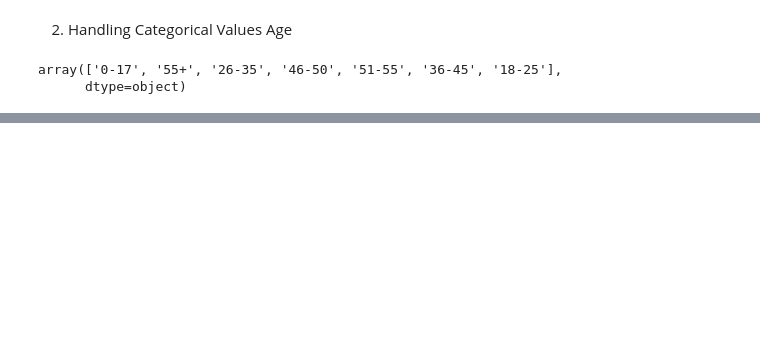
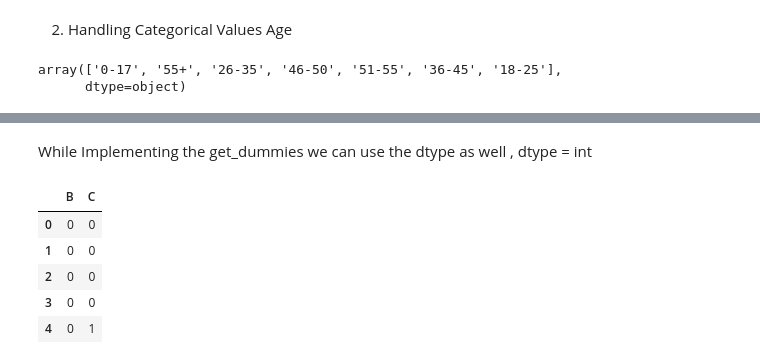
Before and after one commit to hsnaidu/DS_L, a Jupyter notebook: EDA/Sales.ipynb, the cells around one changed output, grey strips where cells are left out. Saved outputs shown, nothing was run; the diff lists cells and outputs as text; code cells hidden in the pictures; blank space fills up the shorter version.

```diff
--- a/EDA/Sales.ipynb
+++ b/EDA/Sales.ipynb
@@ -147,0 +158,13 @@ df.head()
+# %% [markdown]
+While Implementing the get_dummies we can use the dtype as well , dtype = int
+# %%
+df_city = pd.get_dummies(df['City_Category'],drop_first=True,dtype=int) # if dtype is not mentioned you will get Boolean
+# Drop_first = True will drop the first column
+df_city.head()
+# %% [output]
+|  | B | C |
+| 0 | 0 | 0 |
+| 1 | 0 | 0 |
+| 2 | 0 | 0 |
+| 3 | 0 | 0 |
+| 4 | 0 | 1 |
```
Also changed, not shown: parts of 29 cells of this notebook.
